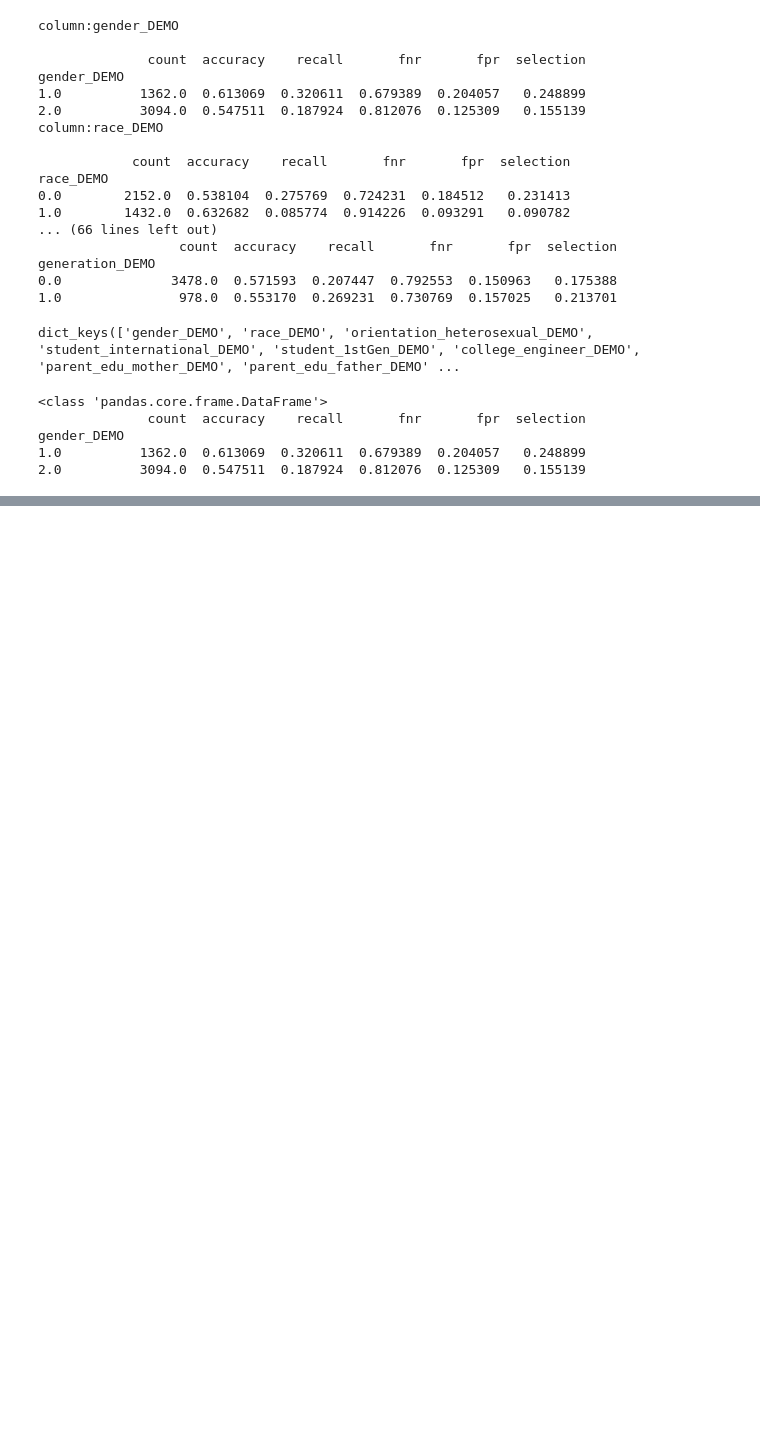
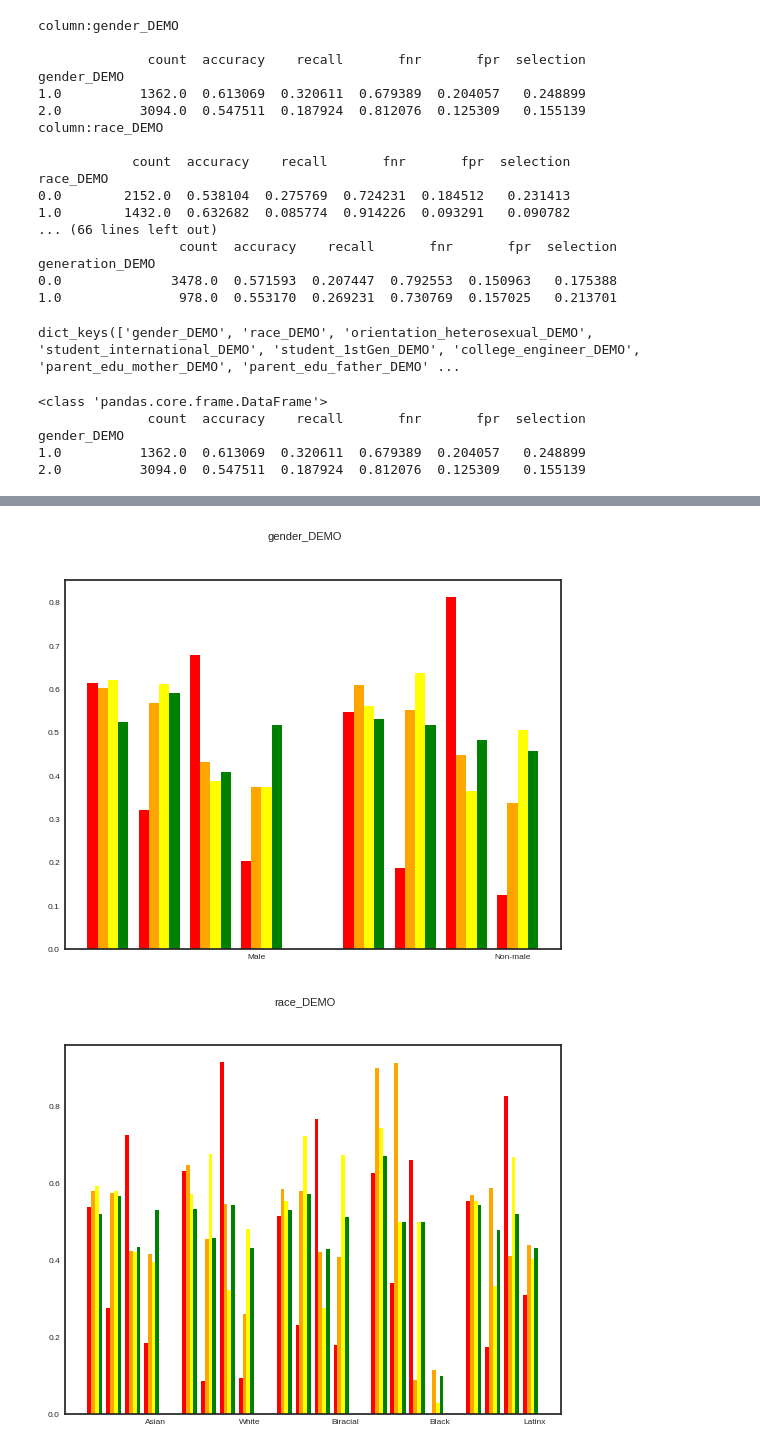
Before and after one commit to Hanzhang1022/GLOBEM, a Jupyter notebook: fair_wlj.ipynb, the cells around one changed output, grey strips where cells are left out. Saved outputs shown, nothing was run; the diff lists cells and outputs as text; code cells hidden in the pictures; blank space fills up the shorter version.

```diff
--- a/fair_wlj.ipynb
+++ b/fair_wlj.ipynb
@@ -156,0 +228,78 @@ for config_name in config_names:
+# %%
+config_names = ['ml_wang', 'ml_xu_interpretable', 'ml_xu_personalized']
+eval_task = 'single'
+pred_target = 'dep_weekly'
+ds_keys = ['INS-W_1', 'INS-W_2', 'INS-W_3', 'INS-W_4']
+
+ds_keys, config_names = ['INS-W_1'], ['ml_wang', 'ml_chikersal', 'ml_xu_interpretable', 'ml_xu_personalized']
+
+colors = ['red', 'orange', 'yellow', 'green', 'blue', 'purple']
+
+for k, ds_key in enumerate(ds_keys):
+    n_cfg = len(config_names)
+    axes = {}
+    for i, config_name in enumerate(config_names):
+        folder = os.path.join('./tmp/cross_validate/', config_name, eval_task, pred_target, ds_key)
+        dirs = os.listdir(folder)
+        prefices = set([dir[:-7] for dir in dirs])
+        cnt = len(dirs) // len(prefices)
+        preds = []
+        targs = []
+        demos = []
+        for j in range(cnt):
+            path_pred = os.path.join(folder, 'y_pred_{:03d}.npy'.format(j + 1))
+            path_targ = os.path.join(folder, 'y_targ_{:03d}.csv'.format(j + 1))
+            path_demo = os.path.join(folder, 'demographic_test_{:03d}.csv'.format(j + 1))
+
+            pred = np.load(path_pred, allow_pickle=True)
+            targ = pd.read_csv(path_targ)["y_raw"]
+            demo = pd.read_csv(path_demo).iloc[:, 1:]
+
+            preds.append(pred)
+            targs.append(targ)
+            demos.append(demo)
+
+        pred = np.concatenate(preds)
+        targ = pd.concat(targs)
+        demo = pd.concat(demos)
+
+        metrics = {"accuracy": accuracy_score, "recall": recall_score, "fnr": false_negative_rate, "fpr": false_positive_rate}
+
+
+        mfs = {}
+        for l, col in enumerate(demo.columns):
+            mf = MetricFrame(metrics=metrics, y_true=targ, y_pred=pred, sensitive_features=demo[col])
+            mfs[col] = (mf)
+
+            xs = []
+            ticks = []
+
+            if not i:
+                plt.figure(l)
+                plt.suptitle(col)
+                axes[col] = plt.subplot(1, 1, 1)
+                for j, met in enumerate(metrics):
+                    axes[col].set_xticks(np.arange(len(mf.by_group[met].values)))
+                    if col == 'gender_DEMO':
+                        axes[col].set_xticks(np.arange(len(mf.by_group[met].values)), ['Male', 'Non-male'])
+                    if col == 'race_DEMO':
+                        axes[col].set_xticks(np.arange(len(mf.by_group[met].values)), ["Asian", "White", 'Biracial', 'Black', 'Latinx'])
+            n_met = len(metrics)
+            for j, met in enumerate(metrics):
+                y = mf.by_group[met].values
+                width = .8 / ((n_cfg + 1) * n_met)
+                x = np.arange(y.shape[0]) - y.shape[0] / 2 * width + i * width + j * width * (n_cfg + 1)
+                axes[col].bar(x, y, width = width, label = config_name, color = colors[i])
+
+
+
+        folder_output = os.path.join('./tmp/cross_validate_output/', config_name, eval_task, pred_target, ds_key)
+        mkdir(os.path.join(folder_output))
+        for col, mf in mfs.items():
+            mf.by_group.to_csv(os.path.join(folder_output, '{}_by_group.csv'.format(col)))
+            mf.overall.to_csv(os.path.join(folder_output, '{}_overall.csv'.format(col)))
+
+    plt.show()
+# %% [output]
+[figure, added]
+[figure, added]
```
Also changed, not shown: parts of 4 cells of this notebook.
